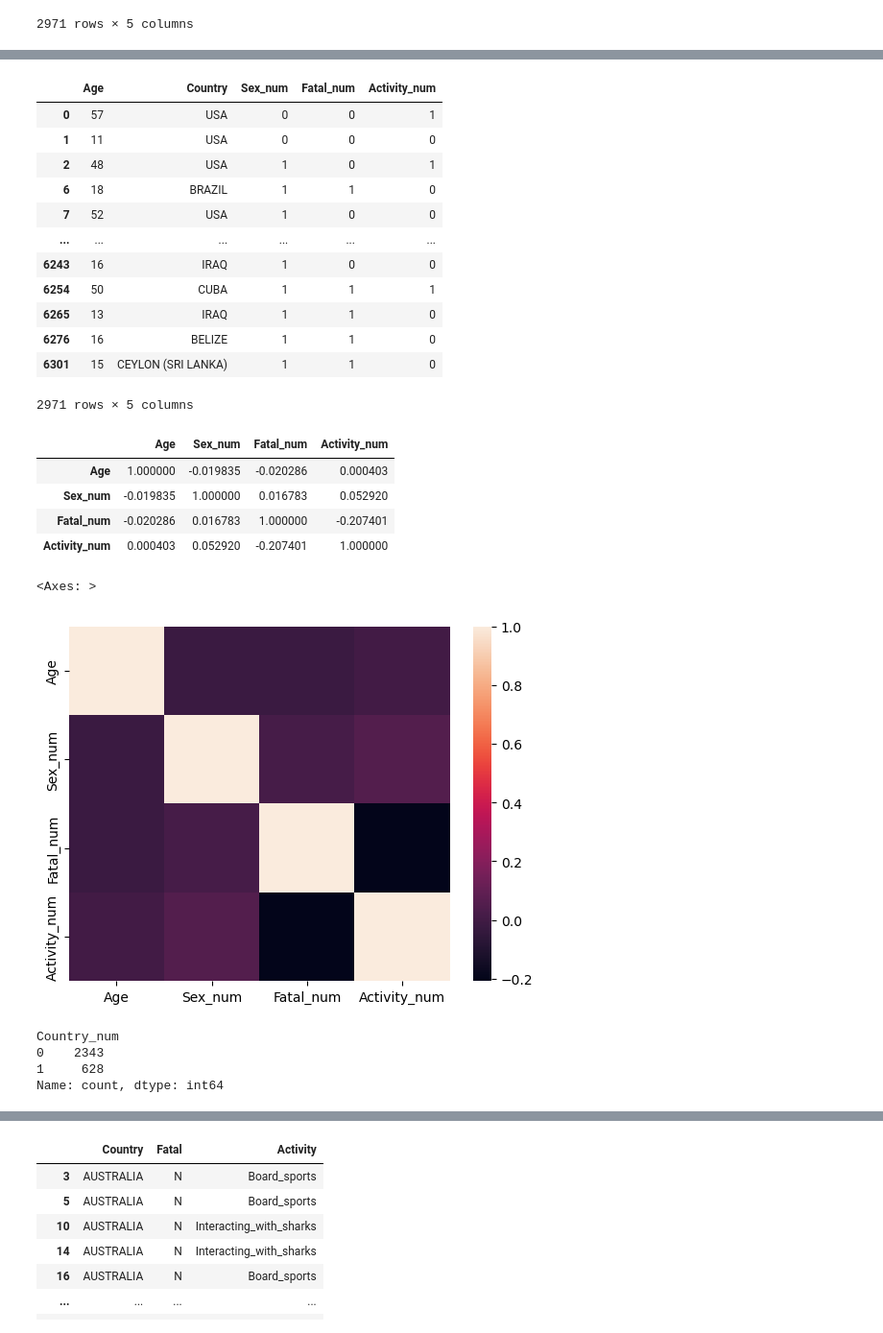
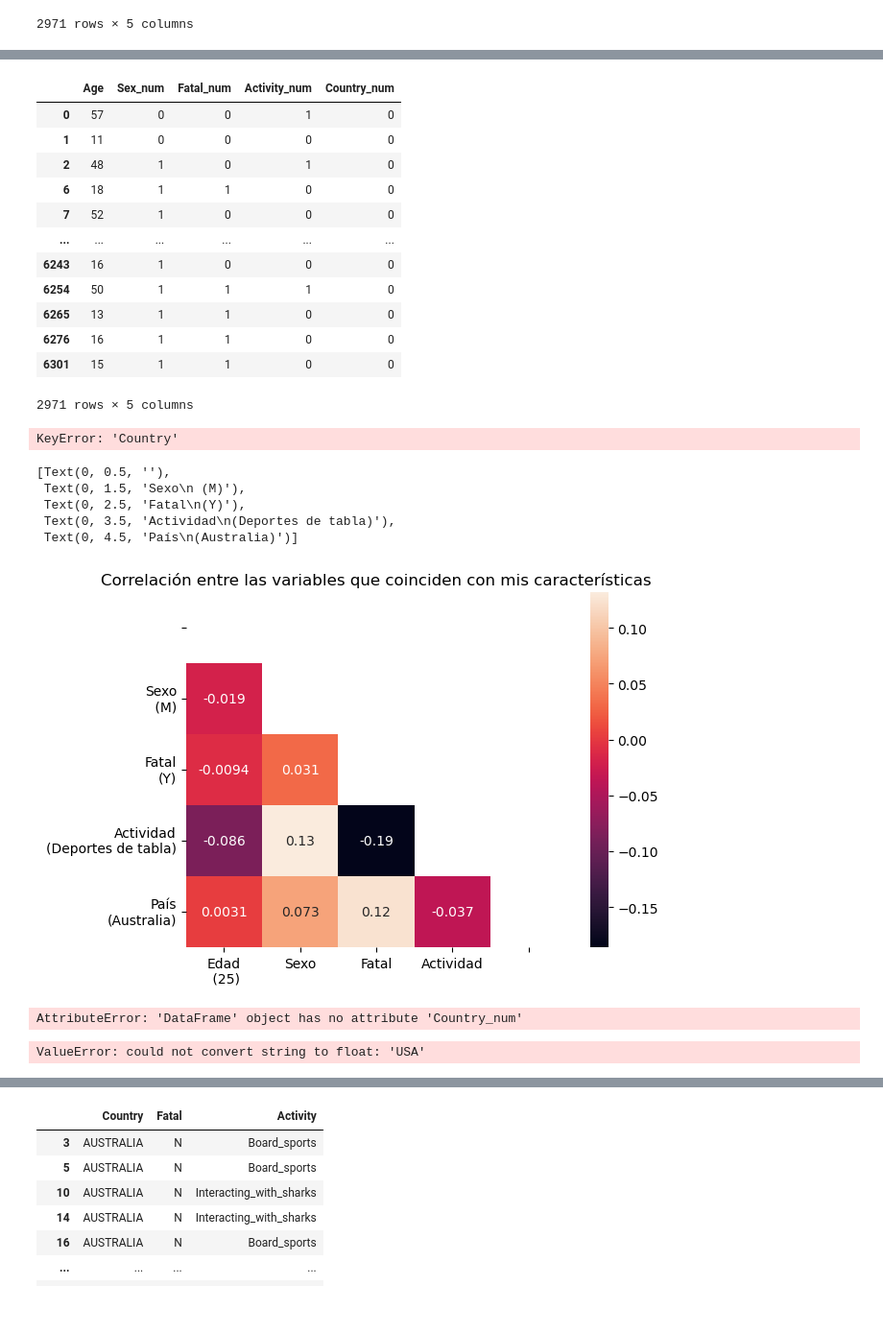
Before and after one commit to ToniMorey/Shark_lab, a Jupyter notebook: Main_notebook.ipynb, the cells around one changed output, grey strips where cells are left out. Shown at 96% size. Drawn from its saved outputs; the diff is of its cells as text; code cells hidden in the pictures.

```diff
--- a/Main_notebook.ipynb
+++ b/Main_notebook.ipynb
@@ -1146,5 +1160,3 @@ Data columns (total 8 columns):
  7   Activity  5758 non-null   object
 dtypes: object(8)
 memory usage: 394.0+ KB
-# %%
-Socio['Year'] = Socio['Year'].astype(int)
@@ -1365,8 +1428,8 @@ Filas_null(Corr_df_ES,10)
 Numerizar(Corr_df_ES,"Sex","M",'Sex_num')
 Corr_df_ES.drop('Sex', inplace=True, axis = 1)
 # %%
-#Numerizar(Corr_df_ES,"Country","AUSTRALIA",'Country_num')
-#Corr_df_ES.drop('Country', inplace=True, axis = 1)
+Numerizar(Corr_df_ES,"Country","AUSTRALIA",'Country_num')
+Corr_df_ES.drop('Country', inplace=True, axis = 1)
 # %%
 Numerizar(Corr_df_ES,"Fatal","Y",'Fatal_num')
 Corr_df_ES.drop('Fatal', inplace=True, axis = 1)
@@ -1378,47 +1439,50 @@ Corr_df_ES.drop('Activity', inplace=True, axis = 1)
 # %%
 Corr_df_ES
 # %% [output]
-|  | Age | Country | Sex_num | Fatal_num | Activity_num |
-| 0 | 57 | USA | 0 | 0 | 1 |
-| 1 | 11 | USA | 0 | 0 | 0 |
-| 2 | 48 | USA | 1 | 0 | 1 |
-| 6 | 18 | BRAZIL | 1 | 1 | 0 |
-| 7 | 52 | USA | 1 | 0 | 0 |
+|  | Age | Sex_num | Fatal_num | Activity_num | Country_num |
+| 0 | 57 | 0 | 0 | 1 | 0 |
+| 1 | 11 | 0 | 0 | 0 | 0 |
+| 2 | 48 | 1 | 0 | 1 | 0 |
+| 6 | 18 | 1 | 1 | 0 | 0 |
+| 7 | 52 | 1 | 0 | 0 | 0 |
 | ... | ... | ... | ... | ... | ... |
-| 6243 | 16 | IRAQ | 1 | 0 | 0 |
-| 6254 | 50 | CUBA | 1 | 1 | 1 |
-| 6265 | 13 | IRAQ | 1 | 1 | 0 |
-| 6276 | 16 | BELIZE | 1 | 1 | 0 |
-| 6301 | 15 | CEYLON (SRI LANKA) | 1 | 1 | 0 |
+| 6243 | 16 | 1 | 0 | 0 | 0 |
+| 6254 | 50 | 1 | 1 | 1 | 0 |
+| 6265 | 13 | 1 | 1 | 0 | 0 |
+| 6276 | 16 | 1 | 1 | 0 | 0 |
+| 6301 | 15 | 1 | 1 | 0 | 0 |
 2971 rows × 5 columns
 # %%
 Corr_aus = Corr_df_ES[Corr_df_ES['Country'].isin(["AUSTRALIA"])]
+# %% [output]
+KeyError: 'Country'
 # %%
 Corr_aus.drop('Country', inplace=True, axis = 1)
-# %%
-corraus
-# %% [output]
-|  | Age | Sex_num | Fatal_num | Activity_num |
-| Age | 1.000000 | -0.019835 | -0.020286 | 0.000403 |
-| Sex_num | -0.019835 | 1.000000 | 0.016783 | 0.052920 |
-| Fatal_num | -0.020286 | 0.016783 | 1.000000 | -0.207401 |
-| Activity_num | 0.000403 | 0.052920 | -0.207401 | 1.000000 |
 # %%
-corraus = Corr_aus.corr()
-sns.heatmap(corraus)
+corraus = Corr_df_ES.corr()
+mask = np.triu(np.ones_like(corraus, dtype=bool))
+corr_var = sns.heatmap(corraus,annot=True,mask=mask)
+plt.title("Correlación entre las variables que coinciden con mis características")
+etiquetas = ['', 'Sexo\n (M)', 'Fatal\n(Y)', 'Actividad\n(Deportes de tabla)','País\n(Australia)']
+etiquetas1 = ['Edad\n (25)', 'Sexo', 'Fatal', 'Actividad','']
+corr_var.set_xticklabels(etiquetas1, rotation=0)
+corr_var.set_yticklabels(etiquetas, rotation=0)
 # %% [output]
-<Axes: >
+[Text(0, 0.5, ''),
+ Text(0, 1.5, 'Sexo\n (M)'),
+ Text(0, 2.5, 'Fatal\n(Y)'),
+ Text(0, 3.5, 'Actividad\n(Deportes de tabla)'),
+ Text(0, 4.5, 'País\n(Australia)')]
-[figure, old version]
+[figure, new version]
 # %%
 Corr_df_ES.Country_num.unique().tolist()
 Corr_df_ES.Country_num.value_counts()
 #Corr_df_ES.info()
 # %% [output]
-Country_num
-0    2343
-1     628
-Name: count, dtype: int64
+AttributeError: 'DataFrame' object has no attribute 'Country_num'
 # %%
 corr = Corr_df_ES.corr()
+# %% [output]
+ValueError: could not convert string to float: 'USA'
 # %%
 corr
```
Also changed, not shown: parts of 83 cells of this notebook, 17 other files.
